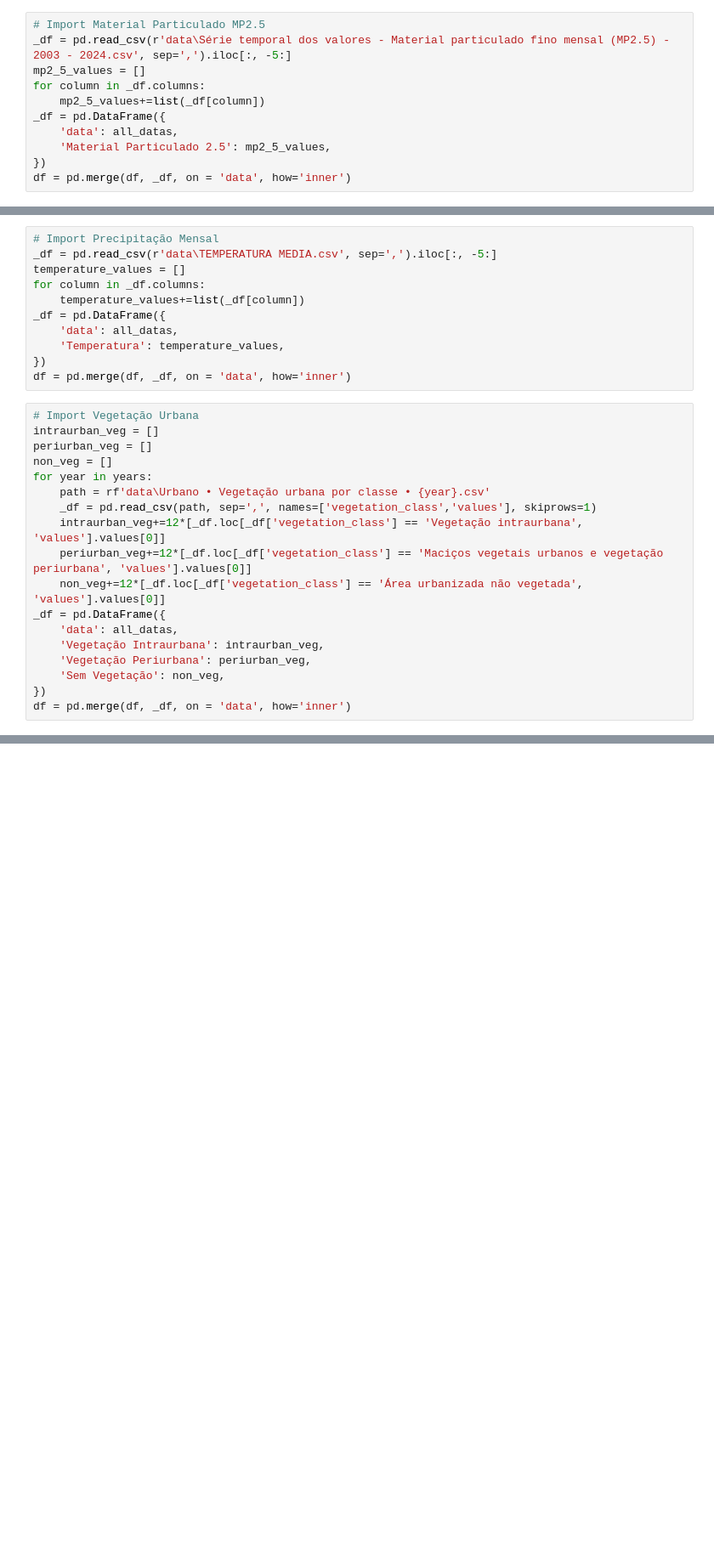
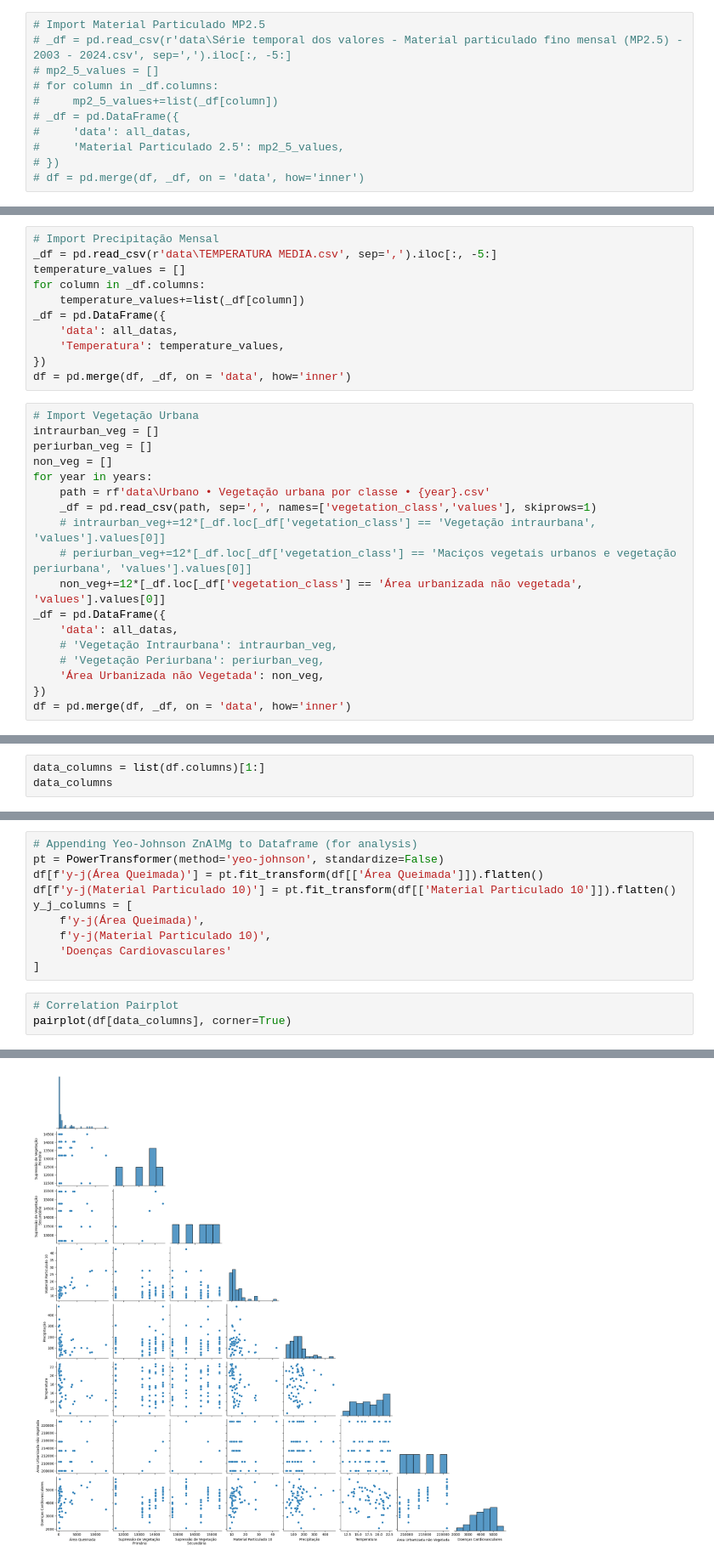
Before and after one commit to affonsoviccari/health_and_environment_data_analysis, a Jupyter notebook: nb_data_analysis.ipynb, the cells around one changed output, grey strips where cells are left out. Shown at 85% size. Cells and saved outputs as stored; diff of their text form; blank space fills up the shorter version.

```diff
--- a/nb_data_analysis.ipynb
+++ b/nb_data_analysis.ipynb
@@ -53,15 +53,15 @@ _df = pd.DataFrame({
 df = pd.merge(df, _df, on = 'data', how='inner')
 # %%
 # Import Material Particulado MP2.5
-_df = pd.read_csv(r'data\Série temporal dos valores - Material particulado fino mensal (MP2.5) - 2003 - 2024.csv', sep=',').iloc[:, -5:]
-mp2_5_values = []
-for column in _df.columns:
-    mp2_5_values+=list(_df[column])
-_df = pd.DataFrame({
-    'data': all_datas,
-    'Material Particulado 2.5': mp2_5_values,
-})
-df = pd.merge(df, _df, on = 'data', how='inner')
+# _df = pd.read_csv(r'data\Série temporal dos valores - Material particulado fino mensal (MP2.5) - 2003 - 2024.csv', sep=',').iloc[:, -5:]
+# mp2_5_values = []
+# for column in _df.columns:
+#     mp2_5_values+=list(_df[column])
+# _df = pd.DataFrame({
+#     'data': all_datas,
+#     'Material Particulado 2.5': mp2_5_values,
+# })
+# df = pd.merge(df, _df, on = 'data', how='inner')
 # %%
 # Import Material Particulado MP2.5
 _df = pd.read_csv(r'data\Série temporal dos valores - Material particulado inalável mensal (MP10) - 2003 - 2024.csv', sep=',').iloc[:, -5:]
@@ -103,13 +103,13 @@ non_veg = []
 for year in years:
     path = rf'data\Urbano • Vegetação urbana por classe • {year}.csv'
     _df = pd.read_csv(path, sep=',', names=['vegetation_class','values'], skiprows=1)
-    intraurban_veg+=12*[_df.loc[_df['vegetation_class'] == 'Vegetação intraurbana', 'values'].values[0]]
-    periurban_veg+=12*[_df.loc[_df['vegetation_class'] == 'Maciços vegetais urbanos e vegetação periurbana', 'values'].values[0]]
+    # intraurban_veg+=12*[_df.loc[_df['vegetation_class'] == 'Vegetação intraurbana', 'values'].values[0]]
+    # periurban_veg+=12*[_df.loc[_df['vegetation_class'] == 'Maciços vegetais urbanos e vegetação periurbana', 'values'].values[0]]
     non_veg+=12*[_df.loc[_df['vegetation_class'] == 'Área urbanizada não vegetada', 'values'].values[0]]
 _df = pd.DataFrame({
     'data': all_datas,
-    'Vegetação Intraurbana': intraurban_veg,
-    'Vegetação Periurbana': periurban_veg,
-    'Sem Vegetação': non_veg,
+    # 'Vegetação Intraurbana': intraurban_veg,
+    # 'Vegetação Periurbana': periurban_veg,
+    'Área Urbanizada não Vegetada': non_veg,
 })
 df = pd.merge(df, _df, on = 'data', how='inner')
@@ -115,0 +127,3 @@ df = pd.merge(df, _df, on = 'data', how='inner')
+# %%
+data_columns = list(df.columns)[1:]
+data_columns
@@ -115,0 +139,14 @@ df = pd.merge(df, _df, on = 'data', how='inner')
+# %%
+# Appending Yeo-Johnson ZnAlMg to Dataframe (for analysis)
+pt = PowerTransformer(method='yeo-johnson', standardize=False)
+df[f'y-j(Área Queimada)'] = pt.fit_transform(df[['Área Queimada']]).flatten()
+df[f'y-j(Material Particulado 10)'] = pt.fit_transform(df[['Material Particulado 10']]).flatten()
+y_j_columns = [
+    f'y-j(Área Queimada)',
+    f'y-j(Material Particulado 10)',
+    'Doenças Cardiovasculares'
+]
+# %%
+# Correlation Pairplot
+pairplot(df[data_columns], corner=True)
+# %% [output]
@@ -115,0 +154 @@ df = pd.merge(df, _df, on = 'data', how='inner')
+[figure, added]
```
Also changed, not shown: parts of 13 cells of this notebook.
